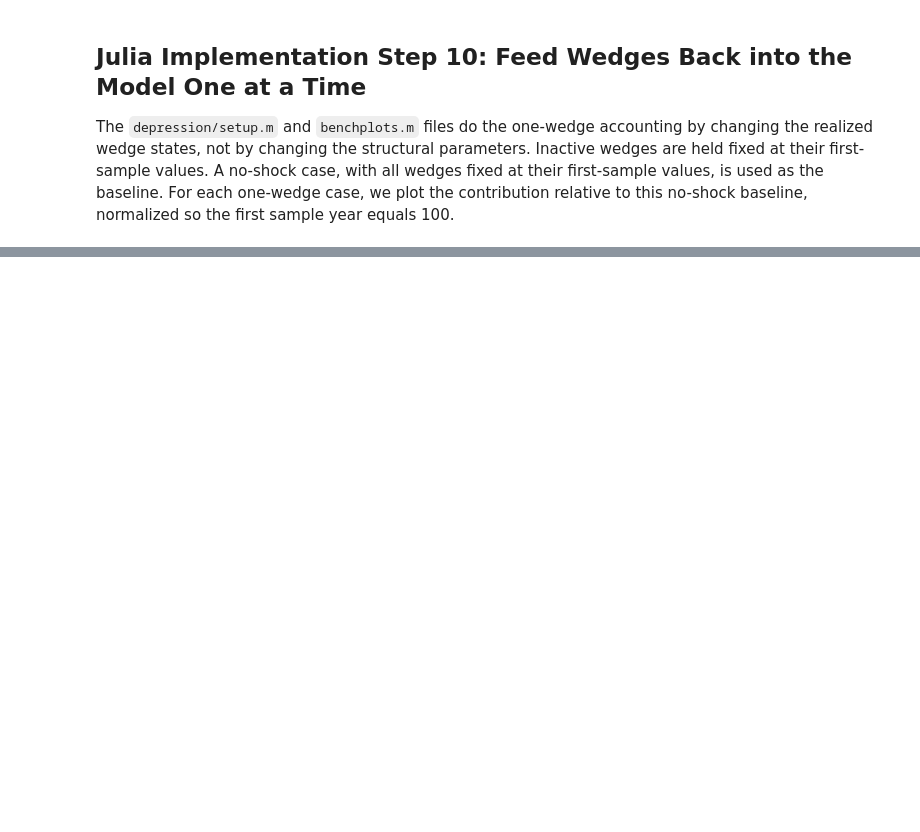
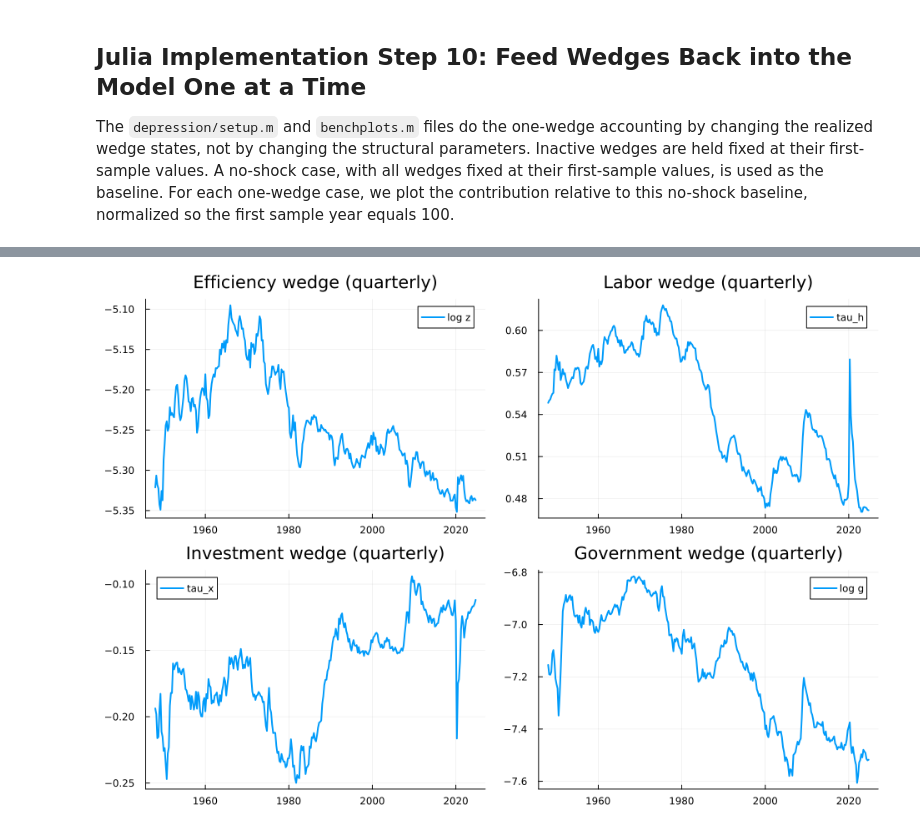
Before and after one commit to YuxuanZhao-Econ/ECON8208, a Jupyter notebook: HW7/HW7.ipynb, the cells around one changed output, grey strips where cells are left out. Drawn from its saved outputs; the diff is of its cells as text; code cells hidden in the pictures; blank space fills up the shorter version.

```diff
--- a/HW7/HW7.ipynb
+++ b/HW7/HW7.ipynb
@@ -2320,0 +1482,40 @@ subwindow_82
+# %%
+# -------------------------------------------------------
+# Step 7+8 on quarterly data: MLE + CKM wedge reconstruction
+# -------------------------------------------------------
+theta_hat_q, final_neg_ll_q = estimate_bca_mle_nm(
+    theta0_q, hw7_params_q, Yobs_q;
+    max_restarts = 10, iterations = 3000, improve_tol = 0.1, verbose = true,
+)
+
+ss_hat_q = bca_state_space(theta_hat_q, hw7_params_q)
+wedges_q, ckm_final_inputs_q = ckm_loglinear_reconstruction(
+    ss_hat_q, hw7_params_q,
+    y_tilde_q, x_tilde_q, h_tilde_q, g_tilde_q,
+    log_g_q, bca_data_q.year,
+)
+
+println("Quarterly MLE neg log lik = ", final_neg_ll_q)
+println("Estimated Sbar_q = ", ss_hat_q.Sbar)
+
+# Save quarterly wedges to CSV
+wedge_q_file = joinpath(data_dir, "hw7_bca_wedges_quarterly.csv")
+open(wedge_q_file, "w") do io
+    println(io, "year,log_z,tau_h,tau_x,log_g,log_z_linear,tau_h_linear")
+    for row in tools.eachrow(wedges_q)
+        println(io,
+            "$(row.year),$(row.log_z),$(row.tau_h),$(row.tau_x),",
+            "$(row.log_g),$(row.log_z_linear),$(row.tau_h_linear)")
+    end
+end
+println("Saved quarterly wedges to: ", wedge_q_file)
+
+yrs_q = collect(bca_data_q.year)
+p1q = plot(yrs_q, wedges_q.log_z, title = "Efficiency wedge (quarterly)", label = "log z", linewidth = 2)
+p2q = plot(yrs_q, wedges_q.tau_h, title = "Labor wedge (quarterly)",      label = "tau_h", linewidth = 2)
+p3q = plot(yrs_q, wedges_q.tau_x, title = "Investment wedge (quarterly)", label = "tau_x", linewidth = 2)
+p4q = plot(yrs_q, wedges_q.log_g, title = "Government wedge (quarterly)", label = "log g", linewidth = 2)
+p_wedges_q = plot(p1q, p2q, p3q, p4q, layout = (2, 2), size = (950, 650))
+savefig(p_wedges_q, joinpath(fig_dir, "estimated_wedges_quarterly.png"))
+display(p_wedges_q)
+# %% [output]
@@ -2320,0 +1536 @@ subwindow_82
+[figure, added]
```
Also changed, not shown: parts of 29 cells of this notebook, 9 other files.
